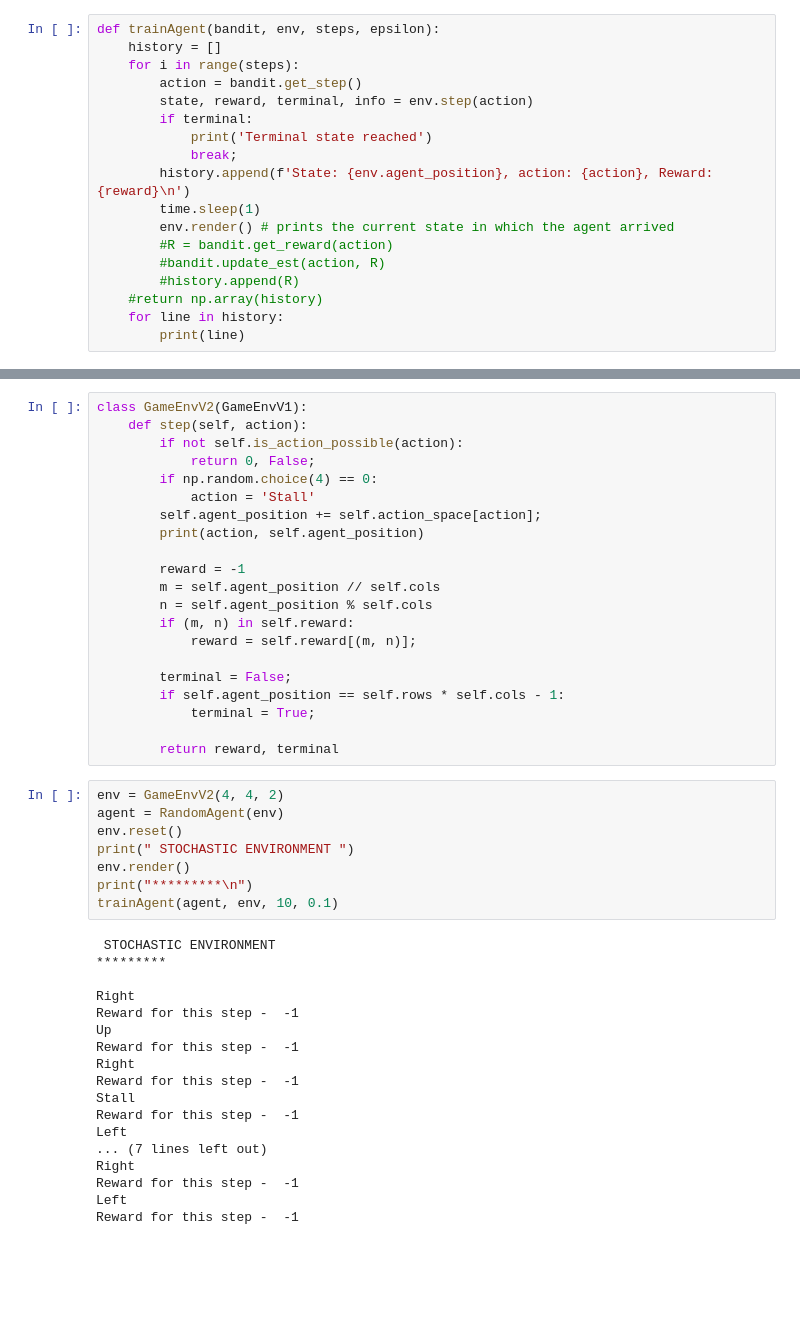
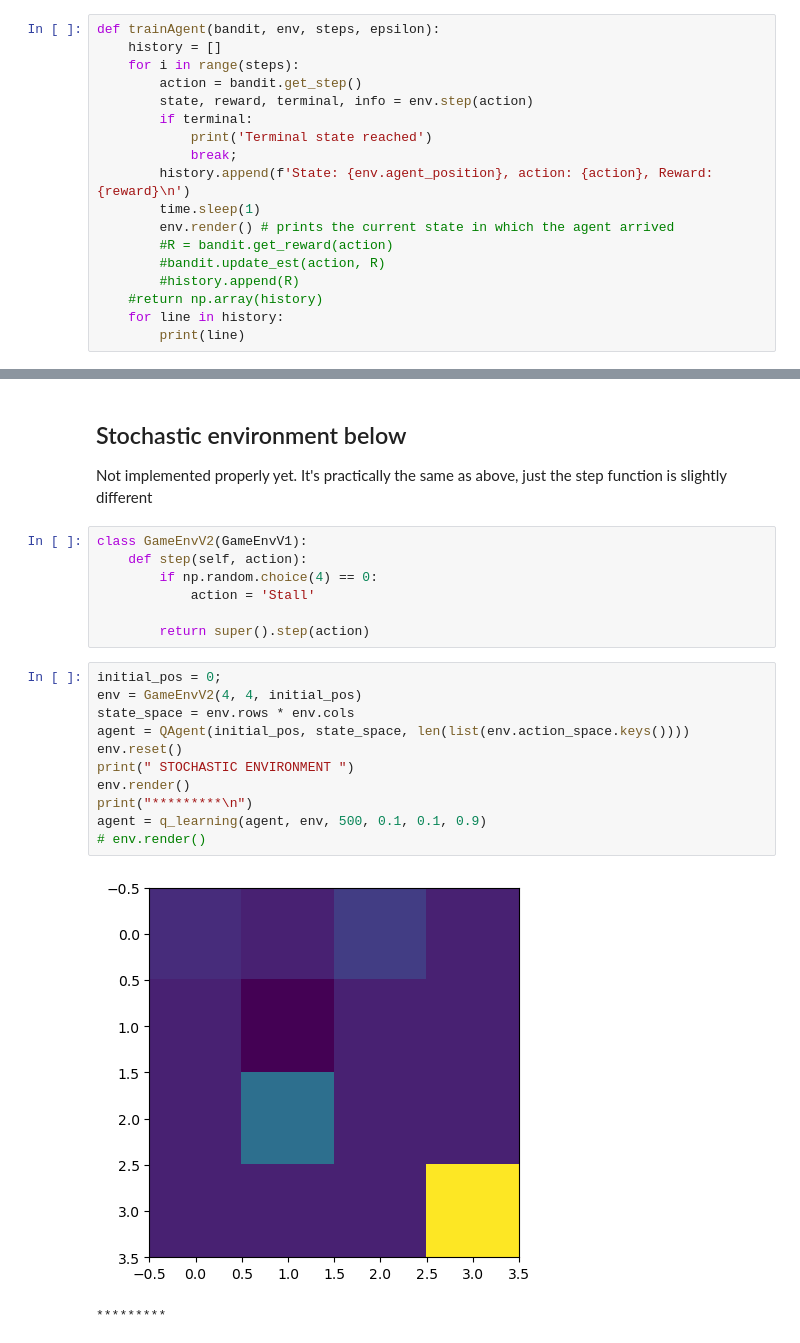
Before and after one commit to Humus-/practice-gym, a Jupyter notebook: FirstRLEnv.ipynb, the cells around one changed output, grey strips where cells are left out. Saved outputs shown, nothing was run; the diff lists cells and outputs as text; blank space fills up the shorter version.

```diff
--- a/FirstRLEnv.ipynb
+++ b/FirstRLEnv.ipynb
@@ -199,47 +336,24 @@ trainAgent(agent, env, 10, 0.1)
+# %% [markdown]
+## Stochastic environment below
+Not implemented properly yet. It's practically the same as above, just the step function is slightly different
 # %%
 class GameEnvV2(GameEnvV1):
     def step(self, action):
-        if not self.is_action_possible(action):
-            return 0, False;
         if np.random.choice(4) == 0:
             action = 'Stall'
-        self.agent_position += self.action_space[action];
-        print(action, self.agent_position)
 
-        reward = -1
-        m = self.agent_position // self.cols
-        n = self.agent_position % self.cols
-        if (m, n) in self.reward:
-            reward = self.reward[(m, n)];
-
-        terminal = False;
-        if self.agent_position == self.rows * self.cols - 1:
-            terminal = True;
-
-        return reward, terminal
+        return super().step(action)
 # %%
-env = GameEnvV2(4, 4, 2)
-agent = RandomAgent(env)
+initial_pos = 0;
+env = GameEnvV2(4, 4, initial_pos)
+state_space = env.rows * env.cols
+agent = QAgent(initial_pos, state_space, len(list(env.action_space.keys())))
 env.reset()
 print(" STOCHASTIC ENVIRONMENT ")
 env.render()
 print("*********\n")
-trainAgent(agent, env, 10, 0.1)
+agent = q_learning(agent, env, 500, 0.1, 0.1, 0.9)
+# env.render()
 # %% [output]
+[figure, new version]
- STOCHASTIC ENVIRONMENT
 *********
-
-Right
-Reward for this step -  -1
-Up
-Reward for this step -  -1
-Right
-Reward for this step -  -1
-Stall
-Reward for this step -  -1
-Left
-... (7 lines left out)
-Right
-Reward for this step -  -1
-Left
-Reward for this step -  -1
```
Also changed, not shown: parts of 13 cells of this notebook.
